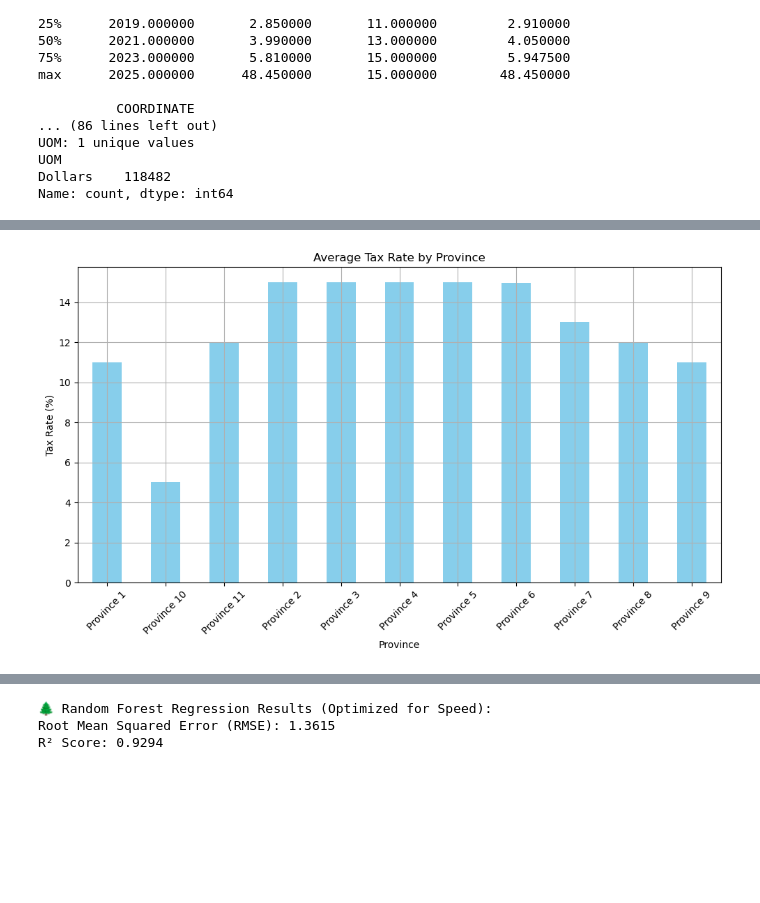
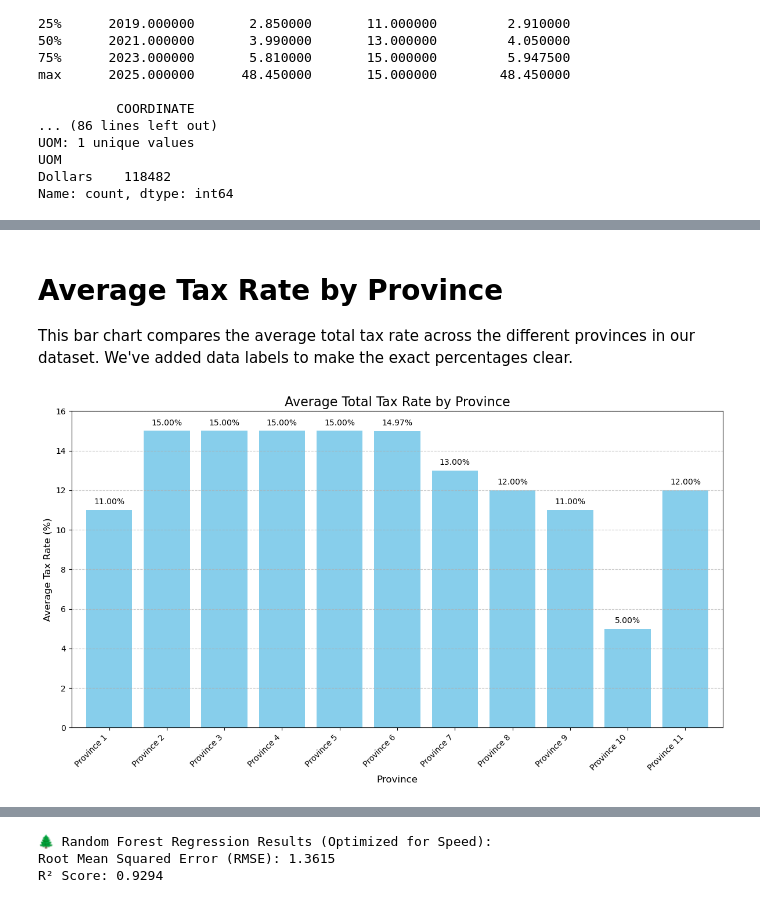
Before and after one commit to arun-data-analyst/Retail-Price-Prediction, a Jupyter notebook: Retail_Project.ipynb, the cells around one changed output, grey strips where cells are left out. Cells and saved outputs as stored; diff of their text form; code cells hidden in the pictures; blank space fills up the shorter version.

```diff
--- a/Retail_Project.ipynb
+++ b/Retail_Project.ipynb
@@ -9,7 +12,7 @@ from sklearn.linear_model import LinearRegression
 from sklearn.ensemble import RandomForestRegressor
 from sklearn.metrics import mean_squared_error, r2_score
 #Load the data
-df = pd.read_csv(r"data/Retail_Prices_of _Products.csv")
+df = pd.read_csv(r"C:\Users\achar\myprojects\Retail_Machine_Learning_Project\data\Retail_Prices_of_Products.csv")
 df.head(10)
 # %% [output]
 |  | Year | Month | GEO | Product Category | Products | VALUE | Taxable | Total tax rate | ... |
@@ -113,13 +134,32 @@ plt.show()
+# %% [markdown]
+# Average Tax Rate by Province
+This bar chart compares the average total tax rate across the different provinces in our dataset. We've added data labels to make the exact percentages clear.
 # %%
-#Tax Rate by Province
-df.groupby("GEO")["Total tax rate"].mean().plot(kind="bar", figsize=(10,6), color='skyblue')
-plt.title("Average Tax Rate by Province")
-plt.xlabel("Province")
-plt.ylabel("Tax Rate (%)")
-plt.xticks(rotation=45)
-plt.grid(True)
+# Average Tax Rate by Province with Data Labels and Correct Sorting
+avg_tax_rate = df.groupby("GEO")["Total tax rate"].mean()
+
+# Create a list of provinces sorted numerically by extracting the number
+sorted_provinces = sorted(avg_tax_rate.index, key=lambda p: int(p.split(' ')[1]))
+
+# Reorder the data series according to the sorted list
+avg_tax_rate_sorted = avg_tax_rate.reindex(sorted_provinces)
+
+# Plot the newly sorted data
+ax = avg_tax_rate_sorted.plot(kind="bar", figsize=(12, 7), color='skyblue', width=0.8)
+
+plt.title("Average Total Tax Rate by Province", fontsize=16)
+plt.xlabel("Province", fontsize=12)
+plt.ylabel("Average Tax Rate (%)", fontsize=12)
+plt.xticks(rotation=45, ha='right')
+plt.grid(axis='y', linestyle='--', alpha=0.7)
+plt.ylim(0, 16) # Give some space for labels
+
+# Add data labels to each bar using the sorted data
+for i, v in enumerate(avg_tax_rate_sorted):
+    ax.text(i, v + 0.2, f"{v:.2f}%", ha='center', va='bottom', fontsize=10)
+
 plt.tight_layout()
-plt.savefig("TaxRateByProvince.png")
+plt.savefig("TaxRateByProvince_Sorted_Improved.png")
 plt.show()
 # %% [output]
-[figure, old version]
+[figure, new version]
```
Also changed, not shown: parts of 20 cells of this notebook, 11 other files.
